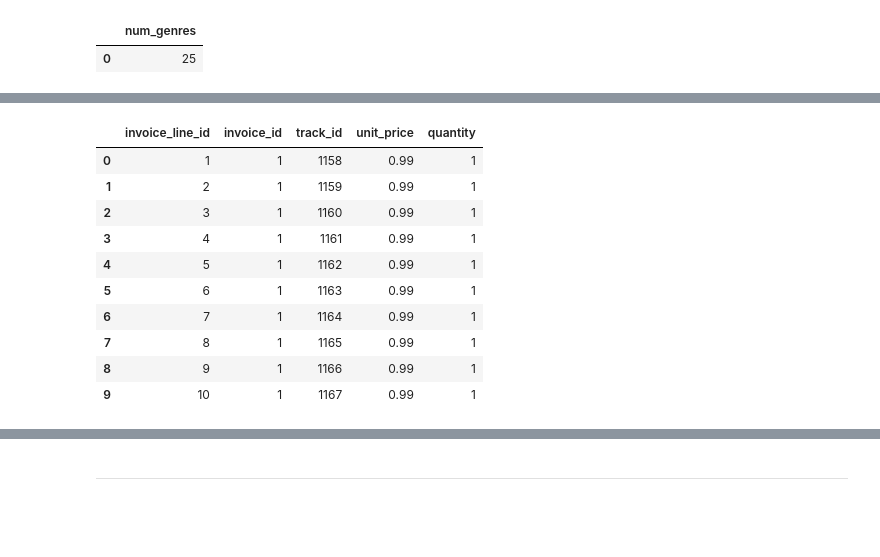
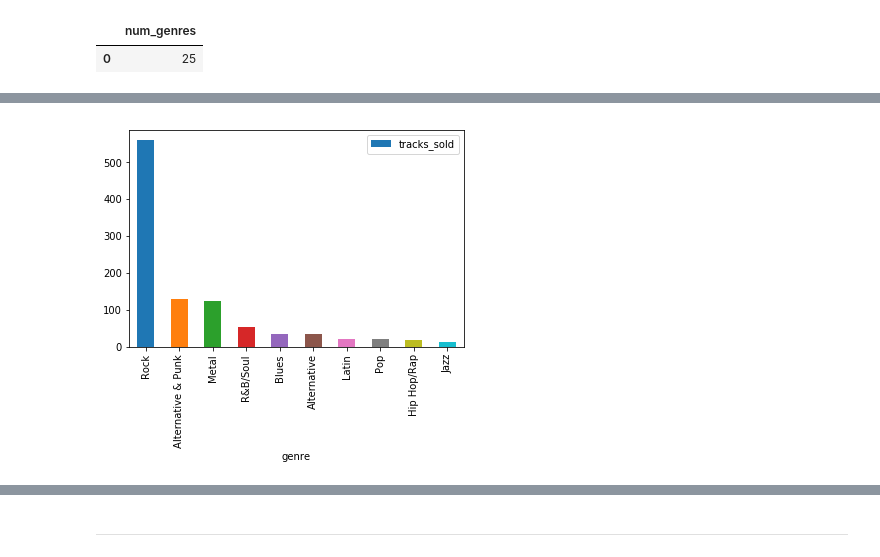
Before and after one commit to johannesgiorgis/dataquest, a Jupyter notebook: data_science_path/project12_answering_business_questions_using_sql/project12_answering_business_questions_using_sql.ipynb, the cells around one changed output, grey strips where cells are left out. Drawn from its saved outputs; the diff is of its cells as text; code cells hidden in the pictures; blank space fills up the shorter version.

```diff
--- a/data_science_path/project12_answering_business_questions_using_sql/project12_answering_business_questions_using_sql.ipynb
+++ b/data_science_path/project12_answering_business_questions_using_sql/project12_answering_business_questions_using_sql.ipynb
@@ -259,22 +187,9 @@ run_query(albums_to_purchase)
-# %%
-q = '''
-SELECT il.*
-FROM invoice_line il
-INNER JOIN invoice i ON il.invoice_id = i.invoice_id
-INNER JOIN customer c ON i.customer_id = c.customer_id
-WHERE c.country = 'USA'
-'''
-r = run_query(q)
-r.head(10)
-# %% [output]
-|  | invoice_line_id | invoice_id | track_id | unit_price | quantity |
-| 0 | 1 | 1 | 1158 | 0.99 | 1 |
-| 1 | 2 | 1 | 1159 | 0.99 | 1 |
-| 2 | 3 | 1 | 1160 | 0.99 | 1 |
-| 3 | 4 | 1 | 1161 | 0.99 | 1 |
-| 4 | 5 | 1 | 1162 | 0.99 | 1 |
-| 5 | 6 | 1 | 1163 | 0.99 | 1 |
-| 6 | 7 | 1 | 1164 | 0.99 | 1 |
-| 7 | 8 | 1 | 1165 | 0.99 | 1 |
-| 8 | 9 | 1 | 1166 | 0.99 | 1 |
-| 9 | 10 | 1 | 1167 | 0.99 | 1 |
+# %%
+# Bar Plot
+genre_sales_usa = run_query(albums_to_purchase)
+genre_sales_usa.set_index("genre", drop=True, inplace=True)
+genre_sales_usa.plot.bar(y='tracks_sold')
+
+plt.show()
+# %% [output]
+[figure, added]
```
Also changed, not shown: parts of 30 cells of this notebook.
